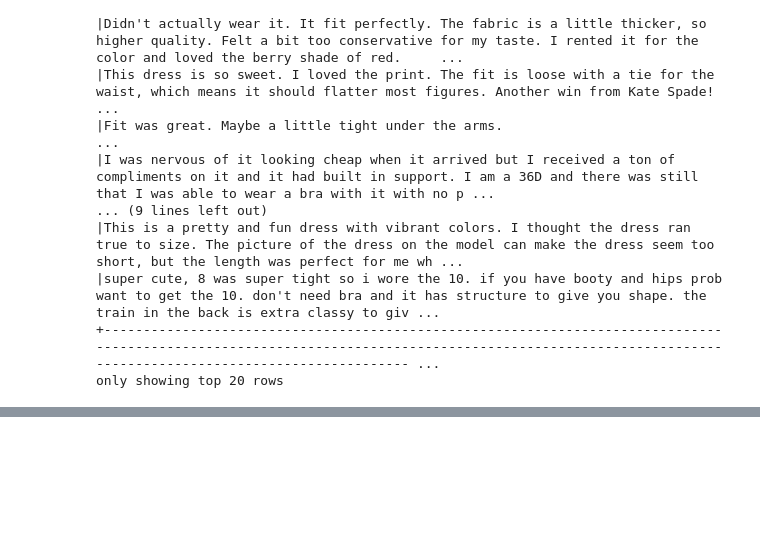
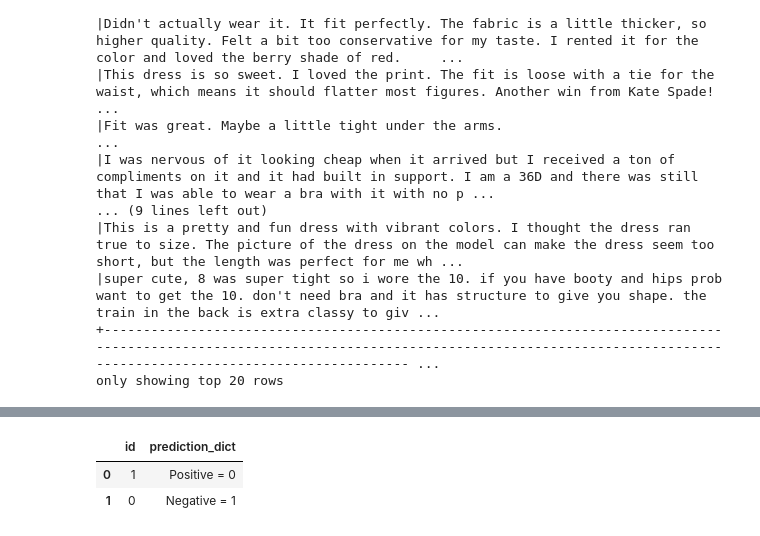
Before and after one commit to dgamorimm/multiplan-data-science, a Jupyter notebook: notebooks/renttherunway.ipynb, the cells around one changed output, grey strips where cells are left out. Saved outputs shown, nothing was run; the diff lists cells and outputs as text; code cells hidden in the pictures; blank space fills up the shorter version.

```diff
--- a/notebooks/renttherunway.ipynb
+++ b/notebooks/renttherunway.ipynb
@@ -406,0 +668,9 @@ only showing top 20 rows
+# %%
+spark.createDataFrame([
+    (1, "Positive = 0"),
+    (0, "Negative = 1"),
+], ["id","prediction_dict"]).toPandas().head()
+# %% [output]
+|  | id | prediction_dict |
+| 0 | 1 | Positive = 0 |
+| 1 | 0 | Negative = 1 |
```
Also changed, not shown: parts of 42 cells of this notebook, 1 other file.
